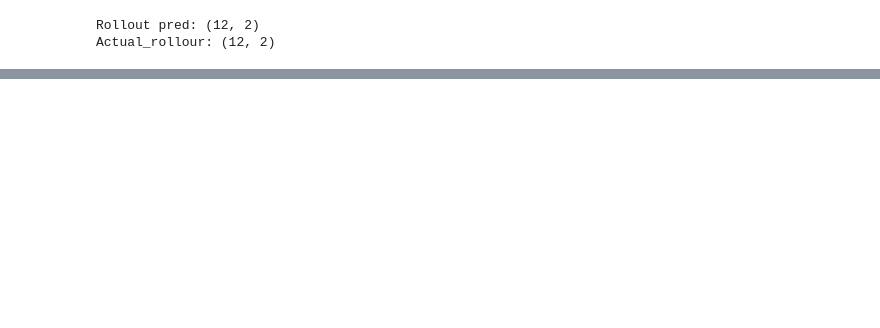
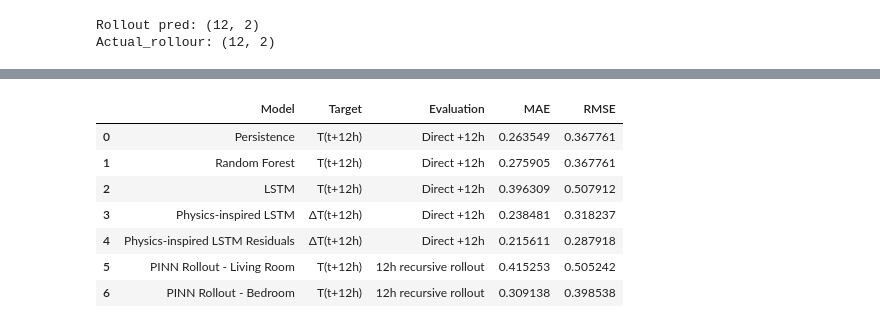
Before and after one commit to sotdousk/residential-thermal-digital-twin, a Jupyter notebook: notebooks/07_pinn_temperature_model.ipynb, the cells around one changed output, grey strips where cells are left out. Cells and saved outputs as stored; diff of their text form; code cells hidden in the pictures; blank space fills up the shorter version.

```diff
--- a/notebooks/07_pinn_temperature_model.ipynb
+++ b/notebooks/07_pinn_temperature_model.ipynb
@@ -585,0 +666,21 @@ for i, target in enumerate(["temp_salon_c", "temp_kids_c"]):
+# %%
+comparison_df = pd.DataFrame([
+    {"Model": "Persistence", "Target": "T(t+12h)", "Evaluation": "Direct +12h", "MAE": 0.263549, "RMSE": 0.367761},
+    {"Model": "Random Forest", "Target": "T(t+12h)", "Evaluation": "Direct +12h", "MAE": 0.275905, "RMSE": 0.367761},
+    {"Model": "LSTM", "Target": "T(t+12h)", "Evaluation": "Direct +12h", "MAE": 0.396309, "RMSE": 0.507912},
+    {"Model": "Physics-inspired LSTM", "Target": "ΔT(t+12h)", "Evaluation": "Direct +12h", "MAE": 0.238481, "RMSE": 0.318237},
+    {"Model": "Physics-inspired LSTM Residuals", "Target": "ΔT(t+12h)", "Evaluation": "Direct +12h", "MAE": 0.215611, "RMSE": 0.287918},
+
+    {"Model": "PINN Rollout - Living Room", "Target": "T(t+12h)", "Evaluation": "12h recursive rollout", "MAE": metrics_12h["salon"]["MAE"], "RMSE": metrics_12h["salon"]["RMSE"]},
+    {"Model": "PINN Rollout - Bedroom", "Target": "T(t+12h)", "Evaluation": "12h recursive rollout", "MAE": metrics_12h["kids"]["MAE"], "RMSE": metrics_12h["kids"]["RMSE"]},
+])
+comparison_df
+# %% [output]
+|  | Model | Target | Evaluation | MAE | RMSE |
+| 0 | Persistence | T(t+12h) | Direct +12h | 0.263549 | 0.367761 |
+| 1 | Random Forest | T(t+12h) | Direct +12h | 0.275905 | 0.367761 |
+| 2 | LSTM | T(t+12h) | Direct +12h | 0.396309 | 0.507912 |
+| 3 | Physics-inspired LSTM | ΔT(t+12h) | Direct +12h | 0.238481 | 0.318237 |
+| 4 | Physics-inspired LSTM Residuals | ΔT(t+12h) | Direct +12h | 0.215611 | 0.287918 |
+| 5 | PINN Rollout - Living Room | T(t+12h) | 12h recursive rollout | 0.415253 | 0.505242 |
+| 6 | PINN Rollout - Bedroom | T(t+12h) | 12h recursive rollout | 0.309138 | 0.398538 |
```
Also changed, not shown: parts of 43 cells of this notebook.
